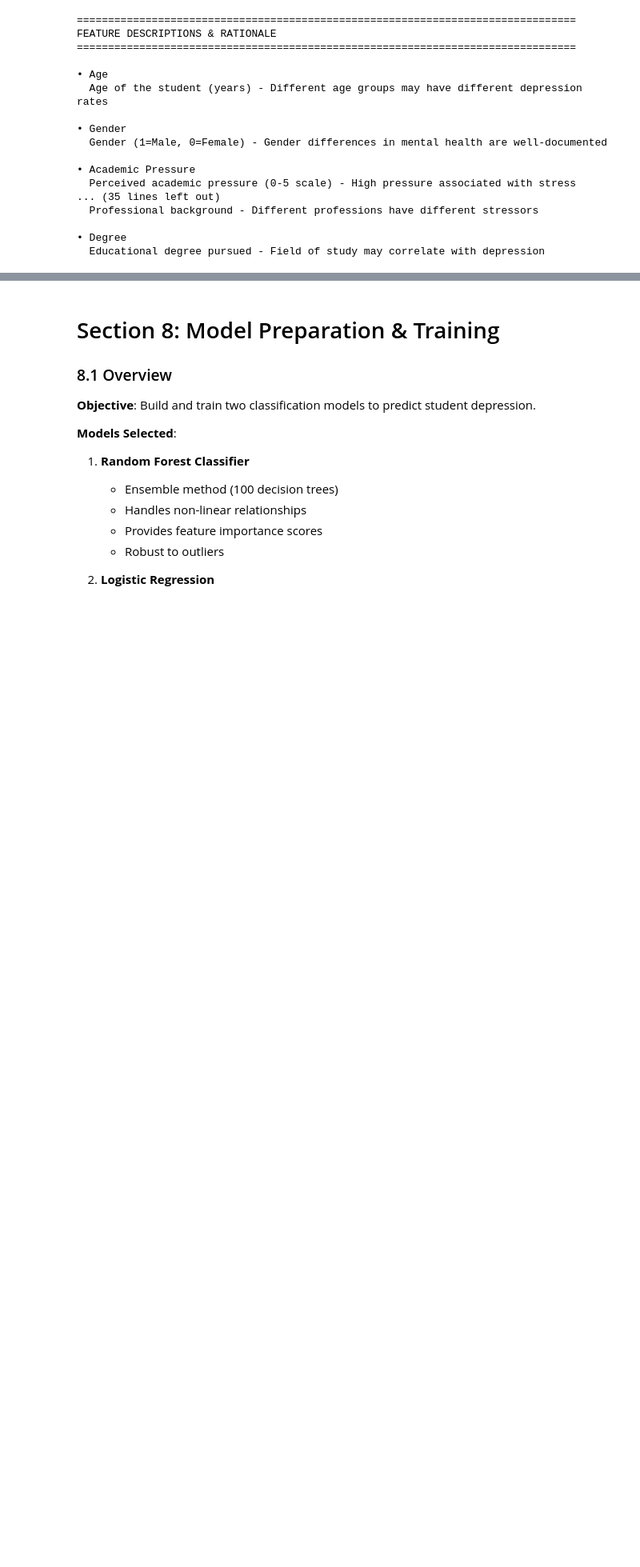
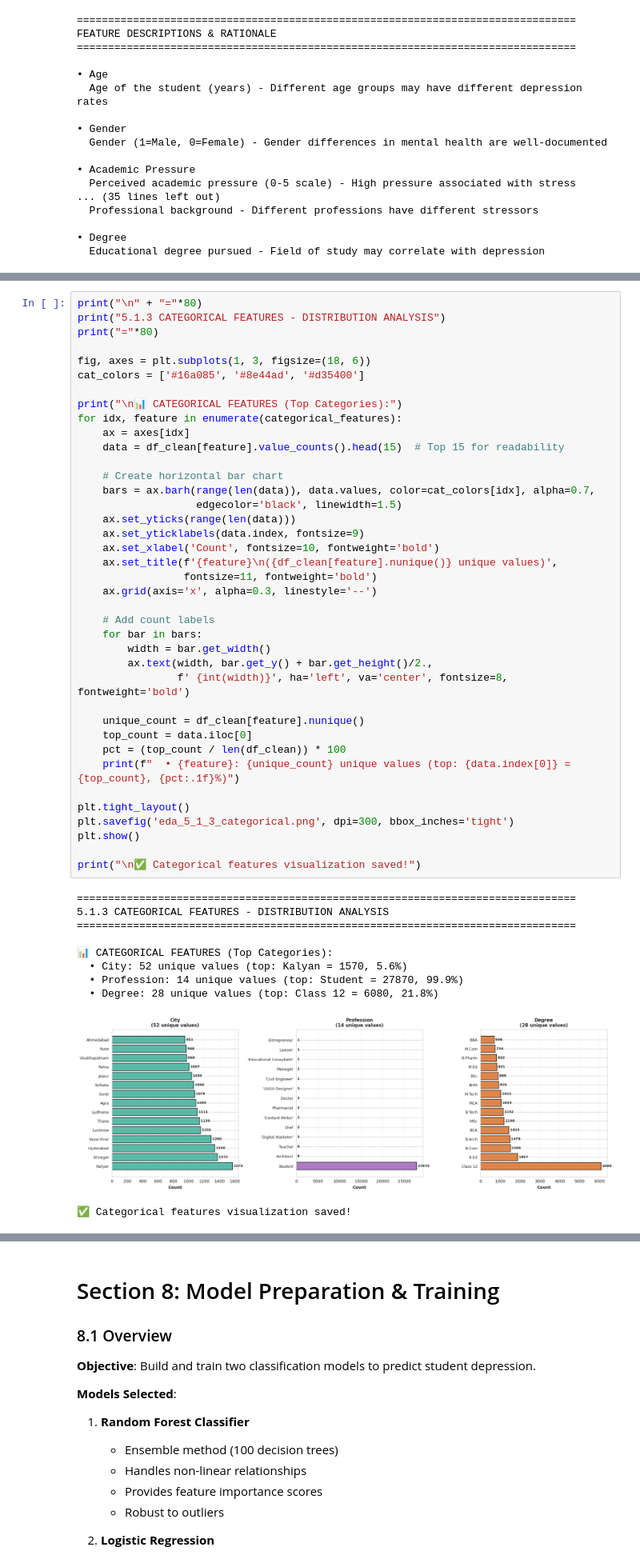
Before and after one commit to XyronTeam/ml-project, a Jupyter notebook: src/dataset_a/notebook_a.ipynb, the cells around one changed output, grey strips where cells are left out. Shown at 80% size. Saved outputs shown, nothing was run; the diff lists cells and outputs as text; blank space fills up the shorter version.

```diff
--- a/src/dataset_a/notebook_a.ipynb
+++ b/src/dataset_a/notebook_a.ipynb
@@ -1974,0 +832,50 @@ y_test shape:  (5581,)
+# %%
+print("\n" + "="*80)
+print("5.1.3 CATEGORICAL FEATURES - DISTRIBUTION ANALYSIS")
+print("="*80)
+
+fig, axes = plt.subplots(1, 3, figsize=(18, 6))
+cat_colors = ['#16a085', '#8e44ad', '#d35400']
+
+print("\n📊 CATEGORICAL FEATURES (Top Categories):")
+for idx, feature in enumerate(categorical_features):
+    ax = axes[idx]
+    data = df_clean[feature].value_counts().head(15)  # Top 15 for readability
+
+    # Create horizontal bar chart
+    bars = ax.barh(range(len(data)), data.values, color=cat_colors[idx], alpha=0.7,
+                   edgecolor='black', linewidth=1.5)
+    ax.set_yticks(range(len(data)))
+    ax.set_yticklabels(data.index, fontsize=9)
+    ax.set_xlabel('Count', fontsize=10, fontweight='bold')
+    ax.set_title(f'{feature}\n({df_clean[feature].nunique()} unique values)',
+                 fontsize=11, fontweight='bold')
+    ax.grid(axis='x', alpha=0.3, linestyle='--')
+
+    # Add count labels
+    for bar in bars:
+        width = bar.get_width()
+        ax.text(width, bar.get_y() + bar.get_height()/2.,
+                f' {int(width)}', ha='left', va='center', fontsize=8, fontweight='bold')
+
+    unique_count = df_clean[feature].nunique()
+    top_count = data.iloc[0]
+    pct = (top_count / len(df_clean)) * 100
+    print(f"  • {feature}: {unique_count} unique values (top: {data.index[0]} = {top_count}, {pct:.1f}%)")
+
+plt.tight_layout()
+plt.savefig('eda_5_1_3_categorical.png', dpi=300, bbox_inches='tight')
+plt.show()
+
+print("\n✅ Categorical features visualization saved!")
+# %% [output]
+================================================================================
+5.1.3 CATEGORICAL FEATURES - DISTRIBUTION ANALYSIS
+================================================================================
+
+📊 CATEGORICAL FEATURES (Top Categories):
+  • City: 52 unique values (top: Kalyan = 1570, 5.6%)
+  • Profession: 14 unique values (top: Student = 27870, 99.9%)
+  • Degree: 28 unique values (top: Class 12 = 6080, 21.8%)
+[figure, added]
+✅ Categorical features visualization saved!
```
Also changed, not shown: parts of 127 cells of this notebook.
